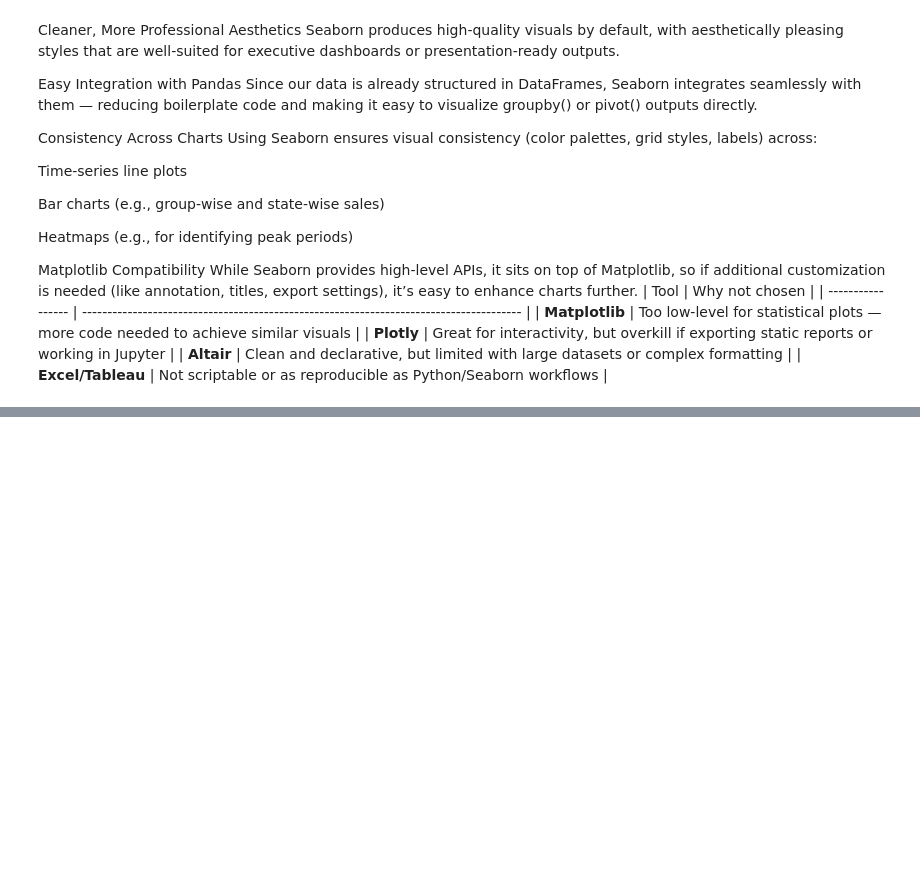
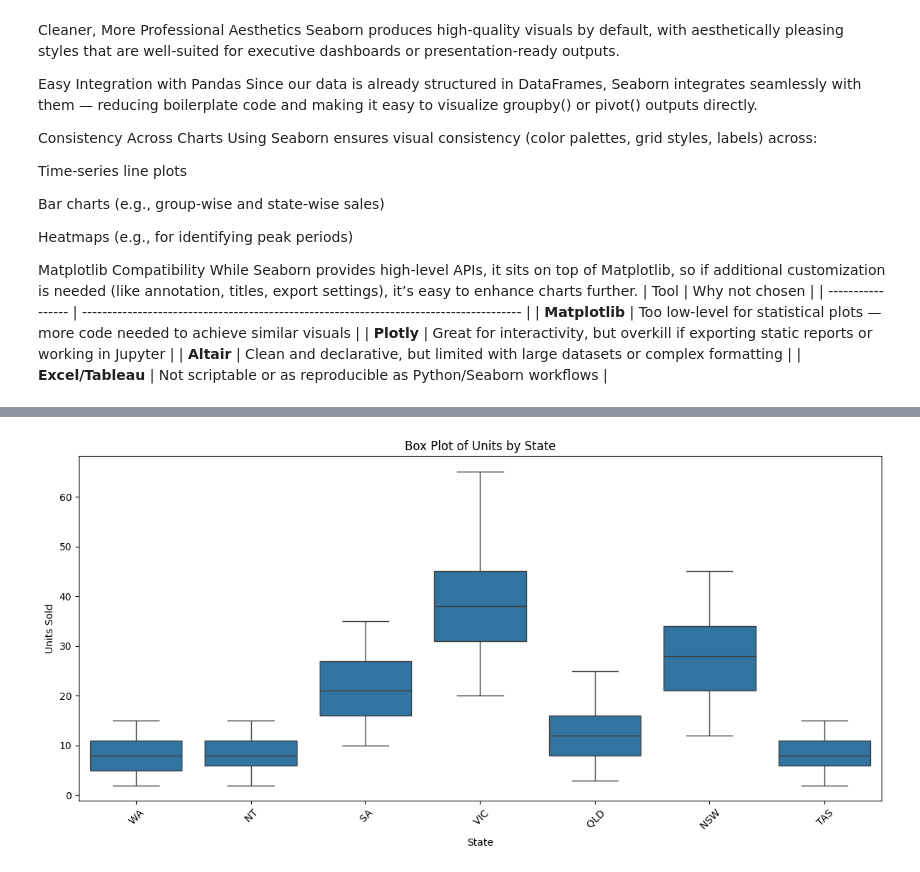
Before and after one commit to svinnapolean/Applied-Data-Science-P1, a Jupyter notebook: sales_analysis_project1.ipynb, the cells around one changed output, grey strips where cells are left out. Drawn from its saved outputs; the diff is of its cells as text; code cells hidden in the pictures; blank space fills up the shorter version.

```diff
--- a/sales_analysis_project1.ipynb
+++ b/sales_analysis_project1.ipynb
@@ -812,0 +840,11 @@ While Seaborn provides high-level APIs, it sits on top of Matplotlib, so if addi
+# %%
+plt.figure(figsize=(12, 6))
+sns.boxplot(data=df, x='State', y='Unit')
+plt.title('Box Plot of Units by State')
+plt.xlabel('State')
+plt.ylabel('Units Sold')
+plt.xticks(rotation=45)
+plt.tight_layout()
+plt.show()
+# %% [output]
+[figure, added]
```
Also changed, not shown: parts of 6 cells of this notebook.
